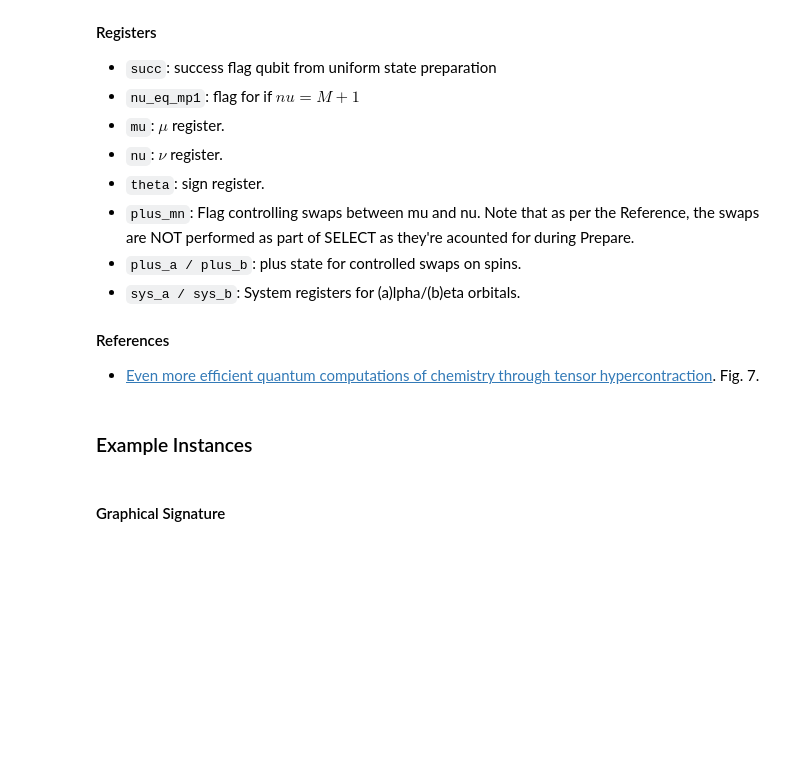
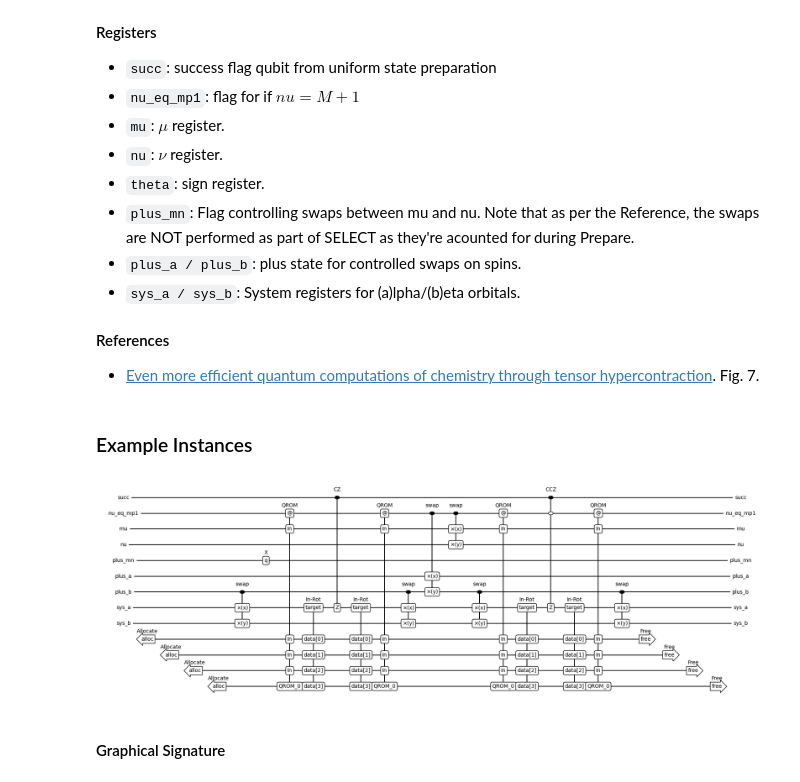
Before and after one commit to fdmalone/Qualtran, a Jupyter notebook: qualtran/bloqs/chemistry/thc/thc.ipynb, the cells around one changed output. Drawn from its saved outputs; the diff is of its cells as text; code cells hidden in the pictures; blank space fills up the shorter version.

```diff
--- a/qualtran/bloqs/chemistry/thc/thc.ipynb
+++ b/qualtran/bloqs/chemistry/thc/thc.ipynb
@@ -245,6 +245,14 @@ thc_sel = SelectTHC(
     num_bits_theta=num_bits_theta,
     rotation_angles=rotation_angles,
 )
+# %%
+from qualtran.drawing.musical_score import draw_musical_score, get_musical_score_data
+
+
+fig, ax = draw_musical_score(get_musical_score_data(thc_sel.decompose_bloq()))
+fig.set_size_inches(18, 6)
+# %% [output]
+[figure, added]
 # %% [markdown]
 #### Graphical Signature
 # %%
```
Also changed, not shown: parts of 1 cell of this notebook, 1 other file.
